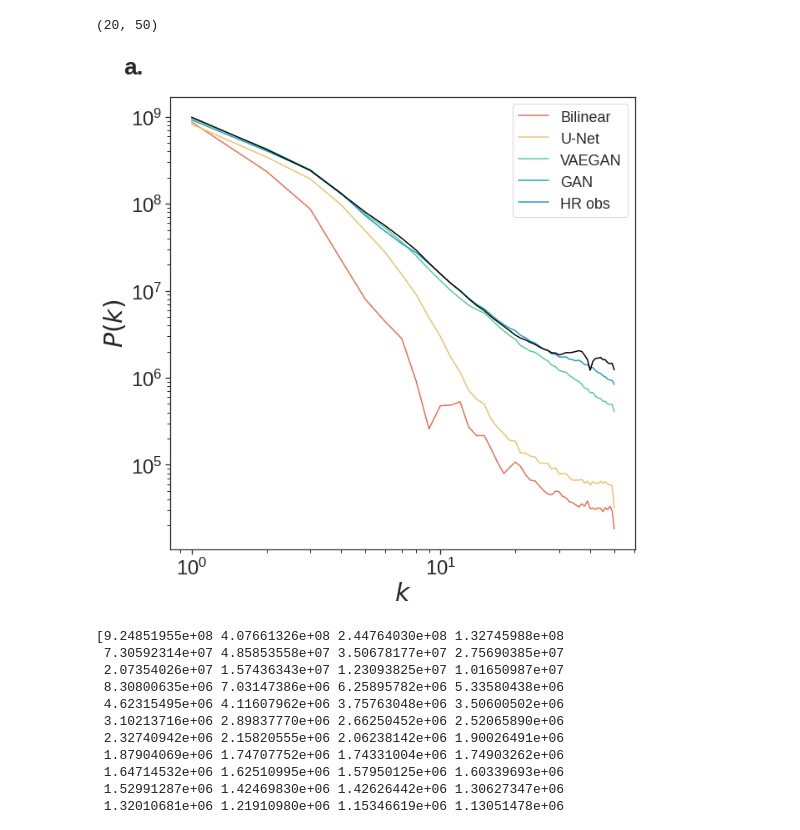
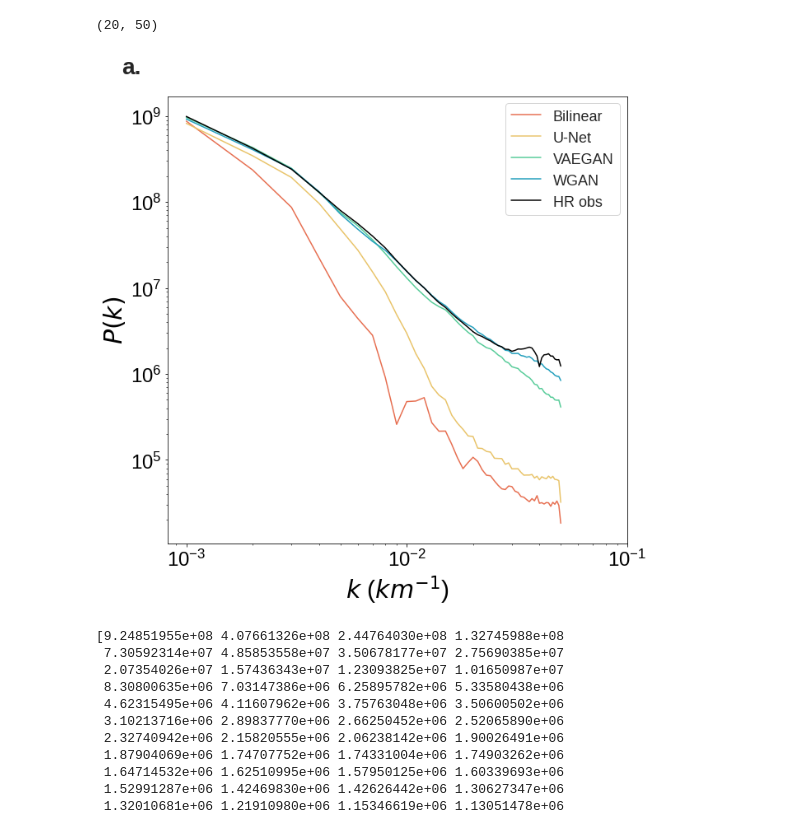
Before and after one commit to vosps/tropical_cyclone, a Jupyter notebook: figures/5_power_spectra.ipynb, the cells around one changed output. Cells and saved outputs as stored; diff of their text form; code cells hidden in the pictures.

```diff
--- a/figures/5_power_spectra.ipynb
+++ b/figures/5_power_spectra.ipynb
@@ -226,41 +226,47 @@ k_gan_ensemble,p_k_gan_ensemble = k_gan_ensemble[0],np.mean(p_k_gan_ensemble,axi
 # %%
 # Most power is located at large scales - small wave numbers. Does this make sense? This would mean most of the
 # image is dominated by large structures i.e. the core?
 # Towards smaller scales (larger wave numbers) the power drops off suddenly and in a linear (but it is a log scale? I guess it is a
 # double log) fashion. This is an expression of the fractal nature of the TC: at lower resolutions the same types of patterns return,
 # but at increasingly lower signal. There is a huge spike in the power spectrum at a wave number of ~300, or a size scale of about 3
 # pixels. This is the scale at which the smallest rainfall features at the edges of the large features manifest.
 fig, axes = plt.subplots(1, 1, figsize=(10, 10), sharey=False)
 plt.style.use('seaborn-ticks')
 plt.rcParams["figure.figsize"] = (10,10)
 sns.set_context("notebook")
 # print(k)
 # print(p_k)
-plt.loglog(k_inputs,p_k_inputs,color='#e76f51')
-plt.loglog(k_unet,p_k_unet,color='#e9c46a')
+def change_units(x):
+	# npix * 1/k gives the units of pixels on the x axis
+	# then we multiply by 10 because each pixel is 10km, the whole image is 1000km across
+	# return 1000/x
+	return x/1000
+plt.loglog(change_units(k_inputs),p_k_inputs,color='#e76f51')
+plt.loglog(change_units(k_unet),p_k_unet,color='#e9c46a')
 # plt.loglog(k_vaegan,p_k_vaegan,color='#57cc99')
 # plt.loglog(k_gan,p_k_gan,color='#219ebc')
-plt.loglog(k_vaegan_ensemble,p_k_vaegan_ensemble,color='#57cc99')
-plt.loglog(k_gan_ensemble,p_k_gan_ensemble,color='#219ebc')
+plt.loglog(change_units(k_vaegan_ensemble),p_k_vaegan_ensemble,color='#57cc99')
+plt.loglog(change_units(k_gan_ensemble),p_k_gan_ensemble,color='#219ebc')
 
-plt.loglog(k_gan_ensemble[0],p_k_gan_ensemble[0],color='#219ebc')
-plt.loglog(k_gan_ensemble[1],p_k_gan_ensemble[1],color='#219ebc')
-plt.loglog(k_gan_ensemble[2],p_k_gan_ensemble[2],color='#219ebc')
-plt.loglog(k_gan_ensemble[3],p_k_gan_ensemble[3],color='#219ebc')
-plt.loglog(k_gan_ensemble[4],p_k_gan_ensemble[4],color='#219ebc')
+# plt.loglog(k_gan_ensemble[0],p_k_gan_ensemble[0],color='#219ebc')
+# plt.loglog(k_gan_ensemble[1],p_k_gan_ensemble[1],color='#219ebc')
+# plt.loglog(k_gan_ensemble[2],p_k_gan_ensemble[2],color='#219ebc')
+# plt.loglog(k_gan_ensemble[3],p_k_gan_ensemble[3],color='#219ebc')
+# plt.loglog(k_gan_ensemble[4],p_k_gan_ensemble[4],color='#219ebc')
 axes.text(-0.1, 1.05, 'a.', transform=axes.transAxes, size=28, weight='bold')
-plt.loglog(k_real,p_k_real,color='black')
-plt.xlabel("$k$",fontsize=30)
+plt.loglog(change_units(k_real),p_k_real,color='black')
+plt.xlabel("$k$ ($km^{-1}$)",fontsize=30)
+plt.xlim([0,0.1])
 plt.xticks(fontsize=24)
 plt.yticks(fontsize=24)
 plt.ylabel("$P(k)$",fontsize=30)
-plt.legend(['Bilinear','U-Net','VAEGAN','GAN','HR obs'],frameon=True,fontsize=18)
+plt.legend(['Bilinear','U-Net','VAEGAN','WGAN','HR obs'],frameon=True,fontsize=18)
 # plt.fill_between(k_vaegan_ensemble, p_k_vaegan_min,p_k_vaegan_max,color='#57cc99',alpha=0.2)
 # plt.fill_between(k_gan_ensemble, p_k_gan_min,p_k_gan_max,color='#219ebc',alpha=0.2)
-plt.savefig('figure5-power_spectra-test.png',bbox_inches='tight',dpi=600)
+plt.savefig('figure5-power_spectra-test-new.png',bbox_inches='tight',dpi=600)
 # plt.show
 # %% [output]
-[figure, old version]
+[figure, new version]
 # %%
 # The unet and the hr_input images are blurrier than their real contourparts. We can see this in the power spectra graph as
 # the power spectra drops off when the wave numnber is around 2. The images lose details as we sample smaller pixel areas.
```
Also changed, not shown: parts of 3 cells of this notebook, 15 other files.
